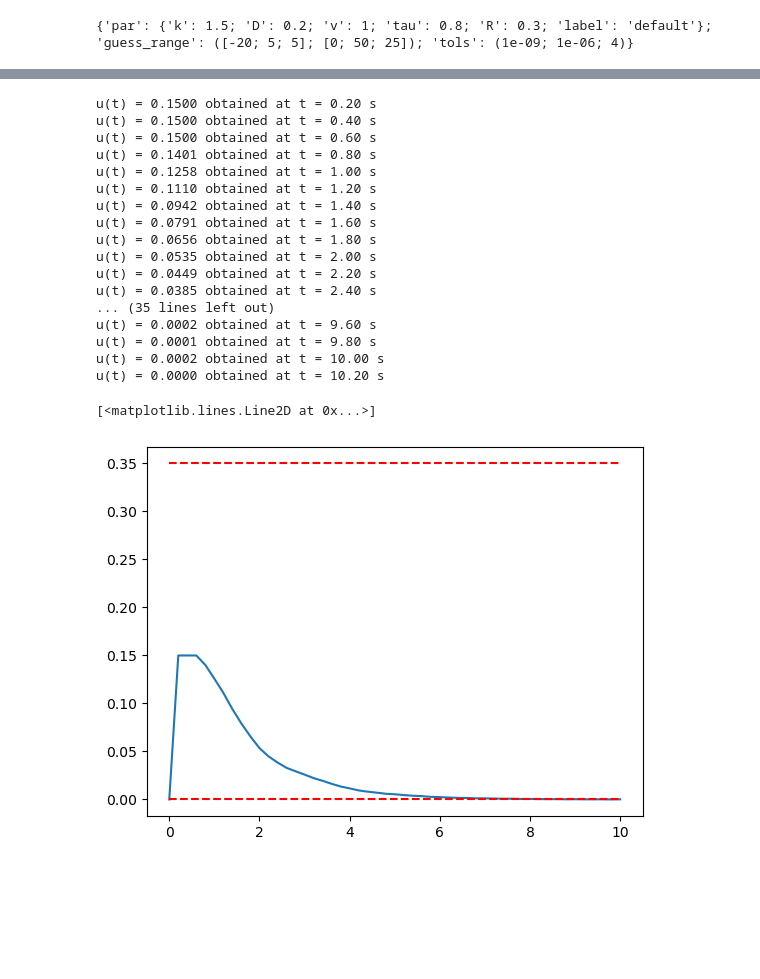
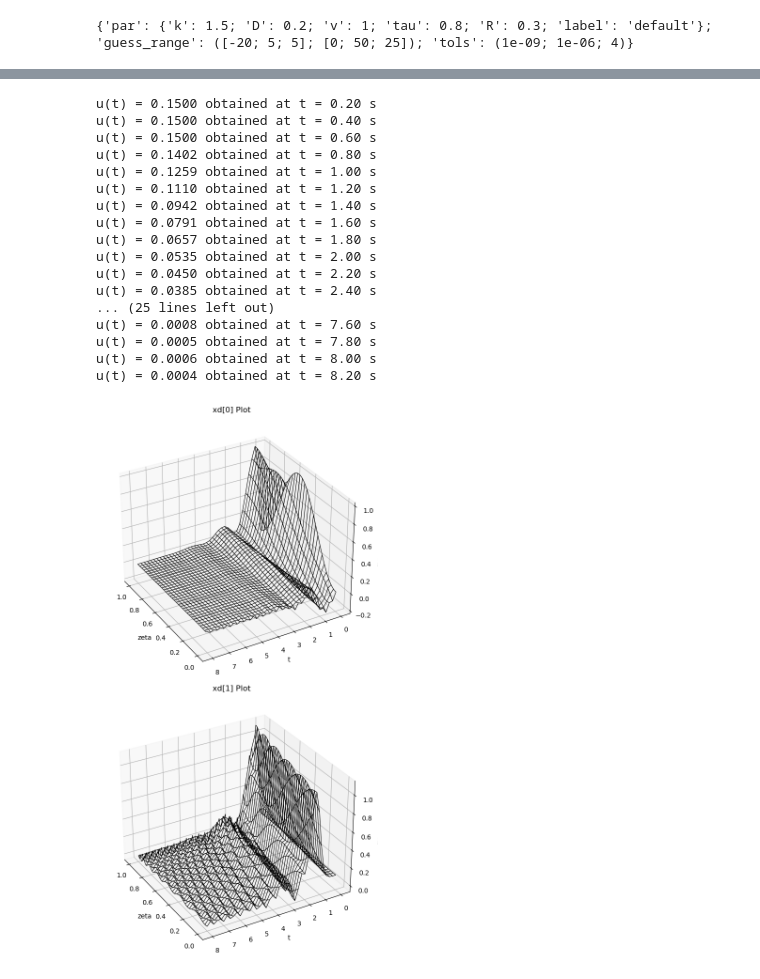
Before and after one commit to behradmoadeli/pfr_isothermal_recycle_delay_MPC, a Jupyter notebook: reports/Report_unstable.ipynb, the cells around one changed output, grey strips where cells are left out. Saved outputs shown, nothing was run; the diff lists cells and outputs as text; code cells hidden in the pictures; blank space fills up the shorter version.

Commit message:
finalized graphs for ACC

```diff
--- a/reports/Report_unstable.ipynb
+++ b/reports/Report_unstable.ipynb
@@ -100,3 +89,8 @@ N=10
+# %%
+t_end = 8
+N_t_d = 5*t_end
+
+n_modes=3
 # %%
 t_eval_d = np.linspace(0,t_end,N_t_d+1)
 s = 2/t_eval_d[1]
@@ -140,6 +103,10 @@ plt.scatter(range(1,20,1), rrr/np.array(range(1,20,1)))
 N = 9
 q_ctrl = 1
 r_ctrl = 675
+
+u_limits = [0,0.15]
+# y_limits = [-0.2,0.2]
+
 G, S, S_u = G_S_Su(zeta, s, par, q_ctrl, N, r_ctrl, lambdas, n_modes, normal_coefs)
 # %%
 import quadprog
@@ -152,13 +119,14 @@ for i in range(len(t_eval_d)):
             x_MPC[i], s, par,
             lambdas, normal_coefs, q_ctrl, G, S, S_u,
             n_modes=n_modes, N=N,
-            u_limits=(0, 0.15), y_limits=(-1000, 1000),
+            u_limits=u_limits, y_limits=(-1000, 1000),
             meq=1
         )
     # display(G, a, C, b, meq)
     results_MPC.append(quadprog.solve_qp(G, a, C, b, meq))
     U_MPC.append(results_MPC[i][0][0])
     x_MPC.append(A_d(x_MPC[i], s, par)[:,:,-1] + B_d(zeta, s, par, u=U_MPC[i]))
+    x_MPC[-1][1,-1] = x_MPC[-1][0,-1].copy()
     print(f"u(t) = {results_MPC[i][0][0]:.4f} obtained at t = {t_eval_d[i] + t_eval_d[1]:.2f} s")
 
 x_MPC = np.transpose(np.array(x_MPC[:-1]),(1,2,0))
@@ -167,20 +135,20 @@ U_MPC = np.array([0] + U_MPC[:-1])
 u(t) = 0.1500 obtained at t = 0.20 s
 u(t) = 0.1500 obtained at t = 0.40 s
 u(t) = 0.1500 obtained at t = 0.60 s
-u(t) = 0.1401 obtained at t = 0.80 s
-u(t) = 0.1258 obtained at t = 1.00 s
+u(t) = 0.1402 obtained at t = 0.80 s
+u(t) = 0.1259 obtained at t = 1.00 s
 u(t) = 0.1110 obtained at t = 1.20 s
 u(t) = 0.0942 obtained at t = 1.40 s
 u(t) = 0.0791 obtained at t = 1.60 s
-u(t) = 0.0656 obtained at t = 1.80 s
+u(t) = 0.0657 obtained at t = 1.80 s
 u(t) = 0.0535 obtained at t = 2.00 s
-u(t) = 0.0449 obtained at t = 2.20 s
+u(t) = 0.0450 obtained at t = 2.20 s
 u(t) = 0.0385 obtained at t = 2.40 s
-... (35 lines left out)
-u(t) = 0.0002 obtained at t = 9.60 s
-u(t) = 0.0001 obtained at t = 9.80 s
-u(t) = 0.0002 obtained at t = 10.00 s
-u(t) = 0.0000 obtained at t = 10.20 s
+... (25 lines left out)
+u(t) = 0.0008 obtained at t = 7.60 s
+u(t) = 0.0005 obtained at t = 7.80 s
+u(t) = 0.0006 obtained at t = 8.00 s
+u(t) = 0.0004 obtained at t = 8.20 s
 # %%
 # Create z_grid and t_grid for meshgrid
 z_grid, t_grid = np.meshgrid(t_eval_d, zeta)
@@ -229,10 +197,33 @@ xd1_fig = go.Figure(data=[xd1_trace], layout=xd1_layout)
 
 # Plot xd[1] figure
 xd1_fig.show()
-# %%
-plt.plot(t_eval_d, U_MPC)
-plt.plot(t_eval_d, np.ones_like(t_eval_d)*u_limits[0], 'r--')
-plt.plot(t_eval_d, np.ones_like(t_eval_d)*u_limits[1], 'r--')
-# %% [output]
-[<matplotlib.lines.Line2D at 0x...>]
-[figure, removed]
+# %%
+# Create t_grid and z_grid for meshgrid
+t_grid, z_grid = np.meshgrid(t_eval_d, zeta)
+
+# Create a figure for xd[0] and xd[1] wireframe plots
+fig = plt.figure(figsize=(6,12))
+azim_angle = 150
+# Plot xd[0]
+ax1 = fig.add_subplot(211, projection='3d')
+ax1.view_init(azim=azim_angle)  # For xd[0] plot
+ax1.plot_wireframe(z_grid, t_grid, x_MPC[0], color='black', linewidth=0.8, rstride=3, cstride=1)
+ax1.set_title('xd[0] Plot')
+ax1.set_ylabel('t')
+ax1.set_xlabel('zeta')
+ax1.set_zlabel('xd[0]')
+
+# Plot xd[1]
+ax2 = fig.add_subplot(212, projection='3d')
+ax2.view_init(azim=azim_angle)  # For xd[1] plot
+ax2.plot_wireframe(z_grid, t_grid, x_MPC[1], color='black', linewidth=0.8, rstride=3, cstride=1)
+ax2.set_title('xd[1] Plot')
+ax2.set_ylabel('t')
+ax2.set_xlabel('zeta')
+ax2.set_zlabel('xd[1]')
+
+# Adjust layout and display the plots
+plt.tight_layout()
+plt.show()
+# %% [output]
+[figure, added]
```
Also changed, not shown: parts of 8 cells of this notebook, 1 other file.
